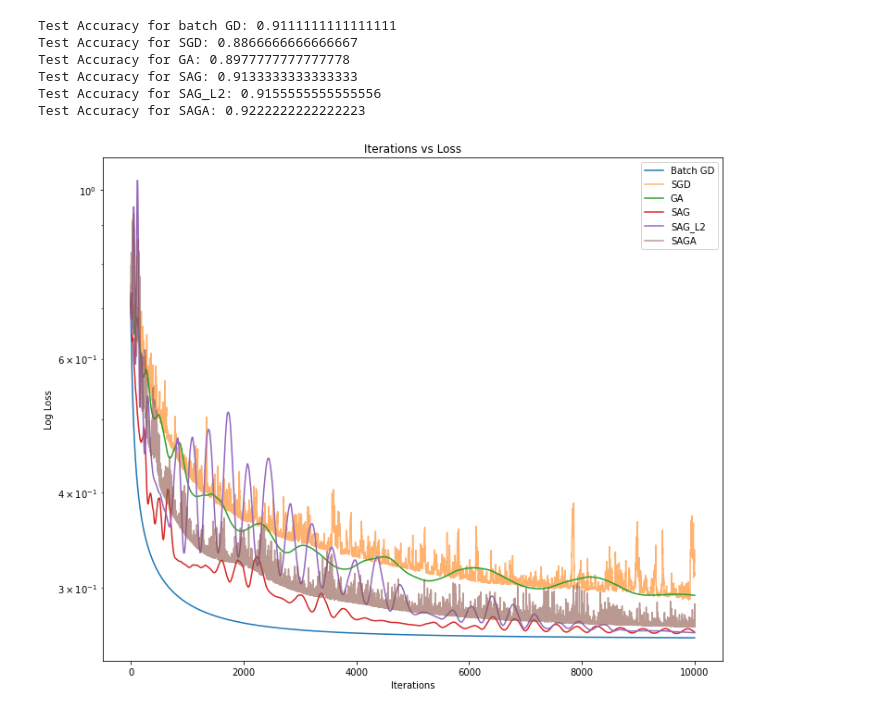
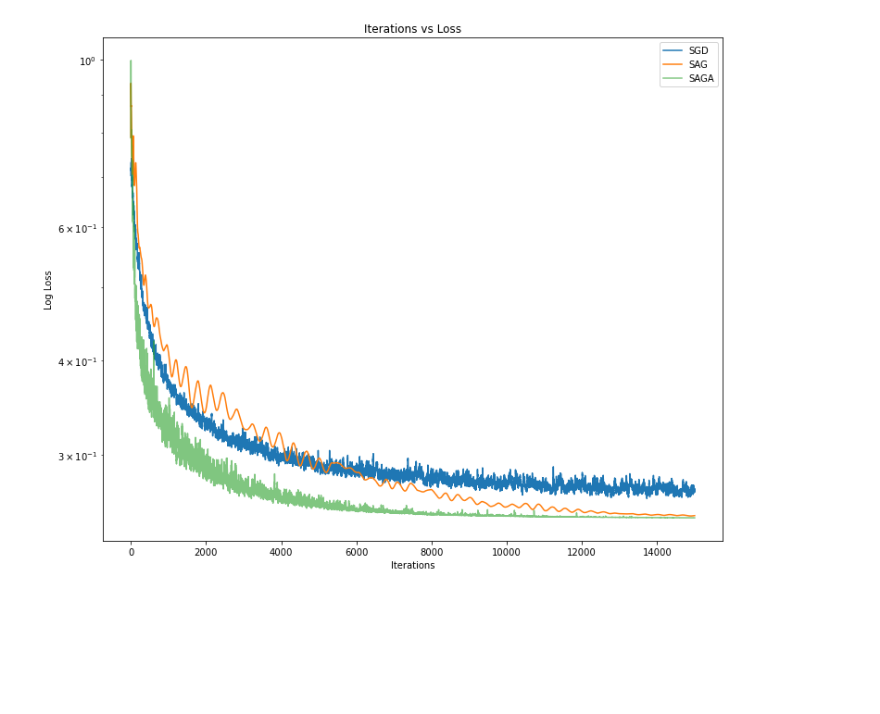
Before and after one commit to yn224/GD_reprod, a Jupyter notebook: Wei/SAG_MNIST.ipynb, the cells around one changed output. Cells and saved outputs as stored; diff of their text form; code cells hidden in the pictures; blank space fills up the shorter version.

```diff
--- a/Wei/SAG_MNIST.ipynb
+++ b/Wei/SAG_MNIST.ipynb
@@ -18,50 +18,30 @@ digits = load_digits()
 X = digits.data
 y = convert_labels(digits.target).reshape(len(digits.target),1)
 X_train, X_test, y_train, y_test = train_test_split(X, y, test_size=0.25)
-# %%
-#Train
-w1,b1,costs1 = Logistic_Regression_Batch_GD(X_train, y_train, eta=0.001, K=10000)
-w2,b2,costs2 = Logistic_Regression_SGD(X_train, y_train, eta=0.0001, K=10000)
-w3,b3,costs3 = Logistic_Regression_GA(X_train, y_train, eta=0.0001, K=10000)
-w4,b4,costs4 = Logistic_Regression_SAG(X_train, y_train, eta=0.00041, K=10000)
-w5,b5,costs5 = Logistic_Regression_SAG_L2(X_train, y_train, eta=0.00041, K=10000, L=0.02)
-w6,b6,costs6 = Logistic_Regression_SAGA(X_train, y_train, eta=0.0002, K=10000)
-
-#Test
-y_pred1 = Predict(X_test,w1,b1)
-y_pred2 = Predict(X_test,w2,b2)
-y_pred3 = Predict(X_test,w3,b3)
-y_pred4 = Predict(X_test,w4,b4)
-y_pred5 = Predict(X_test,w5,b5)
-y_pred6 = Predict(X_test,w6,b6)
-
-#Accuracies
-print("Test Accuracy for batch GD:", accuracy_score(y_test, y_pred1))
-print("Test Accuracy for SGD:", accuracy_score(y_test, y_pred2))
-print("Test Accuracy for GA:", accuracy_score(y_test, y_pred3))
-print("Test Accuracy for SAG:", accuracy_score(y_test, y_pred4))
-print("Test Accuracy for SAG_L2:", accuracy_score(y_test, y_pred5))
-print("Test Accuracy for SAGA:", accuracy_score(y_test, y_pred6))
-# %% [output]
-Test Accuracy for batch GD: 0.9111111111111111
-Test Accuracy for SGD: 0.8866666666666667
-Test Accuracy for GA: 0.8977777777777778
-Test Accuracy for SAG: 0.9133333333333333
-Test Accuracy for SAG_L2: 0.9155555555555556
-Test Accuracy for SAGA: 0.9222222222222223
+# %%
+#Train T trials
+T = 30
+costs0 = 0
+costs1 = 0
+costs2 = 0
+for t in tqdm(range(T)):
+    _,_,cost0 = Logistic_Regression_SGD(X_train, y_train, eta=0.000225, K=15000)
+    _,_,cost1 = Logistic_Regression_SAG(X_train, y_train, eta=0.000675, K=15000)
+    _,_,cost2 = Logistic_Regression_SAGA(X_train, y_train, eta=0.000675, K=15000)
+    costs0 += (cost0/T)
+    costs1 += (cost1/T)
+    costs2 += (cost2/T)
 # %%
 #Plots
-plt.plot(np.arange(len(costs1)),costs1, label="Batch GD")
-plt.plot(np.arange(len(costs2)),costs2, label="SGD", alpha=0.6)
-plt.plot(np.arange(len(costs3)),costs3, label="GA")
-plt.plot(np.arange(len(costs4)),costs4, label="SAG")
-plt.plot(np.arange(len(costs5)),costs5, label="SAG_L2")
-plt.plot(np.arange(len(costs6)),costs6, label="SAGA", alpha=0.6)
+plt.plot(np.arange(len(costs0)),np.array(costs0), label="SGD")
+plt.plot(np.arange(len(costs1)),np.array(costs1), label="SAG")
+plt.plot(np.arange(len(costs2)),np.array(costs2), label="SAGA", alpha=0.6)
+
 
 plt.xlabel("Iterations")
 plt.ylabel("Log Loss")
 plt.title("Iterations vs Loss")
 plt.legend()
 plt.yscale("log");
 # %% [output]
-[figure, old version]
+[figure, new version]
```
Also changed, not shown: parts of 3 cells of this notebook, 10 other files.
